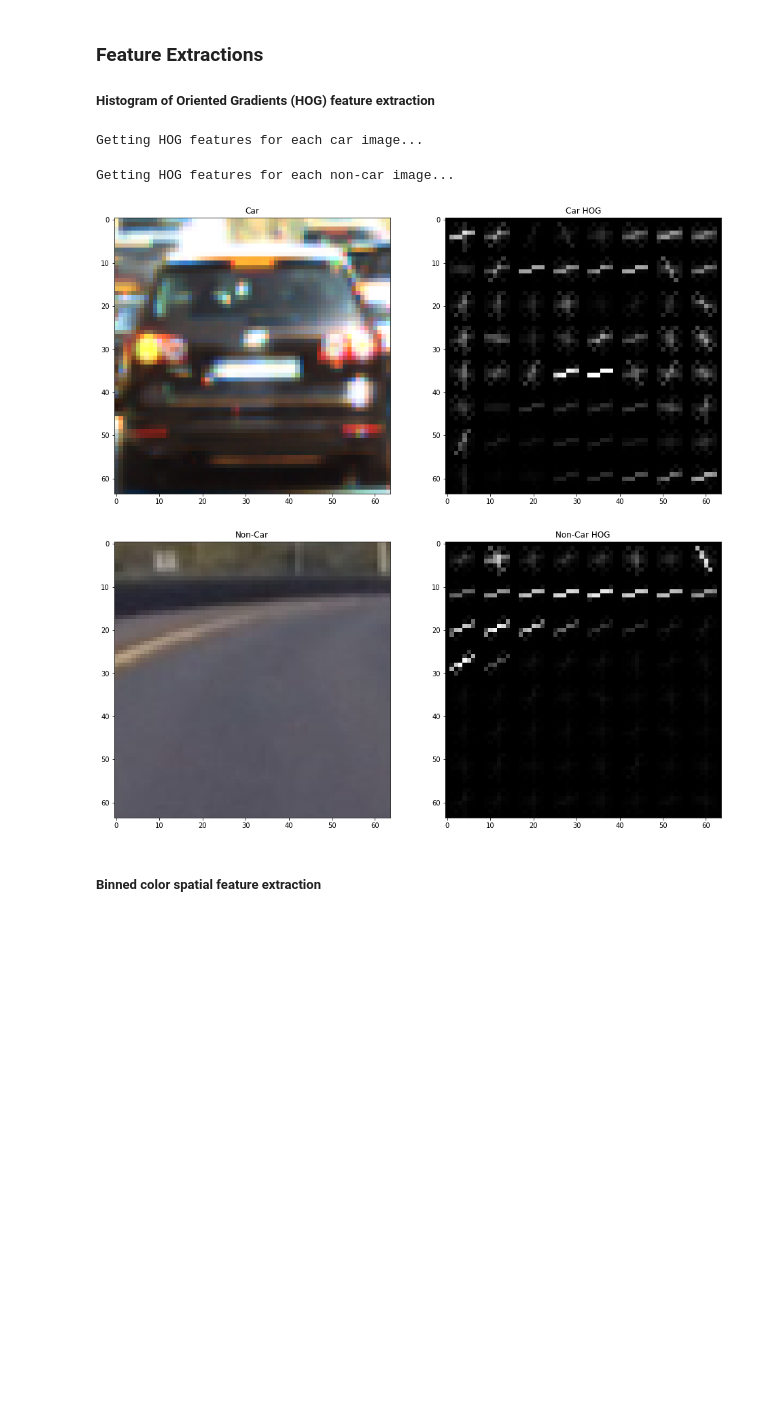
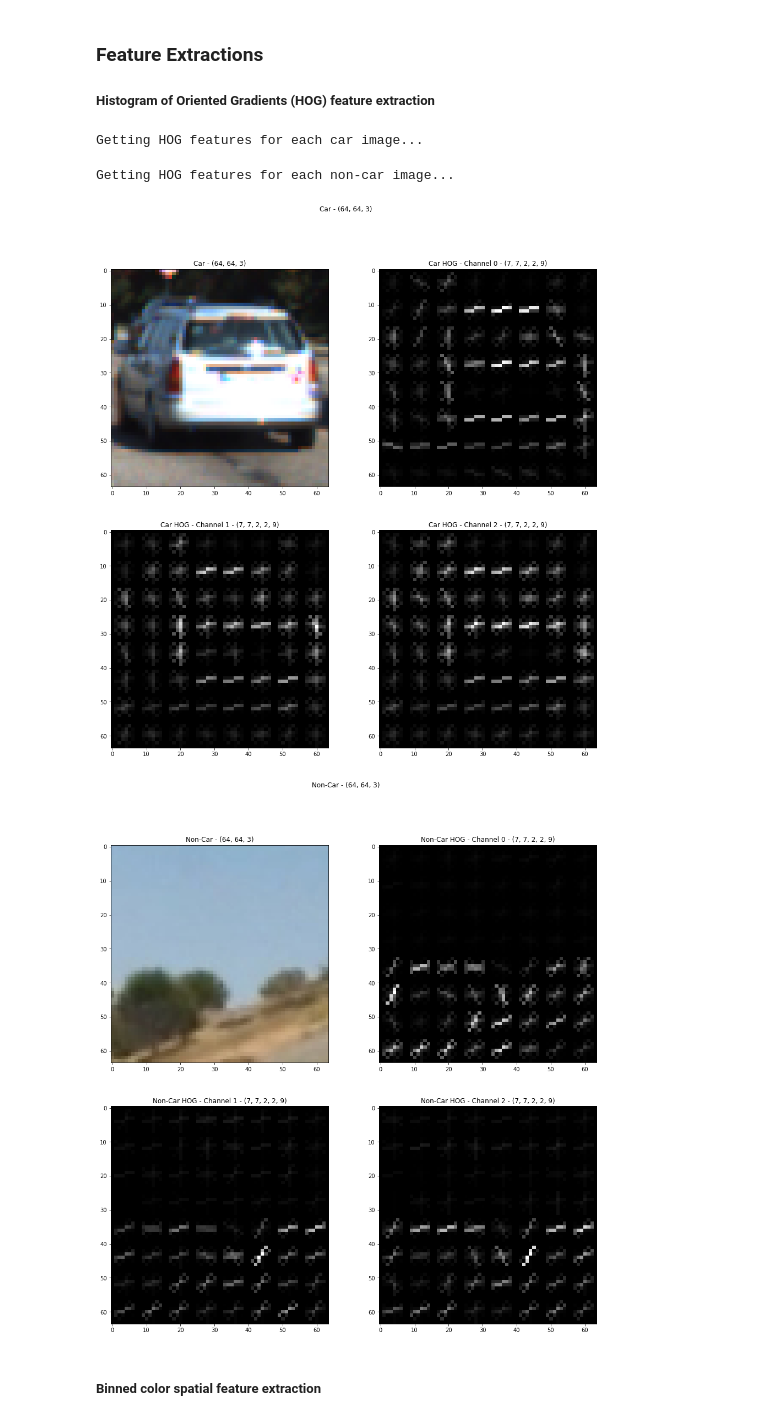
Before and after one commit to tigerinus/CarND-Vehicle-Detection, a Jupyter notebook: VehicleDetection.ipynb, the cells around one changed output. Cells and saved outputs as stored; diff of their text form; code cells hidden in the pictures; blank space fills up the shorter version.

```diff
--- a/VehicleDetection.ipynb
+++ b/VehicleDetection.ipynb
@@ -44,3 +30,19 @@ from tqdm import tqdm
+# %%
+orient = 9
+pix_per_cell = 8
+cell_per_block = 2
+spatial_size = 32
+hist_bins = 32
+
+conv= cv2.COLOR_RGB2YCrCb
+invconv = cv2.COLOR_YCR_CB2RGB
+
+hist_bin_range = (0, 255)
+
+# max 5068
+training_size = 5068
+
+figure_size = (16, 16)
 # %% [markdown]
 ### Functions
 # %%
@@ -170,6 +151,7 @@ test_images = []
 test_image_paths = glob.glob('test_images/*.jpg')
 for test_image_path in tqdm(test_image_paths):
     img = mpimg.imread(test_image_path, format='JPG')
+    img = cv2.cvtColor(img, conv)
     test_images.append(img)
 
 print('Reading', training_size, 'random car images...')
@@ -177,6 +159,7 @@ car_image_paths = glob.glob('training_images/cars/*.png')
 np.random.shuffle(car_image_paths)
 for car_image_path in tqdm(car_image_paths[:training_size]):
     img = mpimg.imread(car_image_path, format='PNG')
+    img = cv2.cvtColor(img, conv)
     car_images.append(img)
 
 print('Reading', training_size, 'random non-car images...')
@@ -184,6 +167,7 @@ non_car_image_paths = glob.glob('training_images/non_cars/*.png')
 np.random.shuffle(non_car_image_paths)
 for non_car_image_path in tqdm(non_car_image_paths[:training_size]):
     img = mpimg.imread(non_car_image_path, format='PNG')
+    img = cv2.cvtColor(img, conv)
     non_car_images.append(img)
 
 assert len(car_images) == training_size
@@ -199,44 +183,58 @@ Reading 5068 random non-car images...
 # %%
 car_hog_features_list = []
 non_car_hog_features_list = []
 
 def show_example(title, img):
-    f = plt.figure(figsize=figure_size)
-    f.add_subplot(1,2,1)
-    plt.title(title)
-    plt.imshow(img)
+    f, ((ax1, ax2), (ax3, ax4)) = plt.subplots(2, 2, figsize=figure_size)
+    f.suptitle('{} - {}'.format(title, img.shape))
 
-    _, hog_image = get_hog_features(convert_color(img, 'RGB2GRAY'), orient, pix_per_cell, cell_per_block, vis=True, feature_vec=False)
-    f.add_subplot(1,2,2)
-    plt.title('{} HOG'.format(title))
-    plt.imshow(hog_image, cmap='gray')
+    ax1.set_title('{} - {}'.format(title, img.shape))
+    ax1.imshow(cv2.cvtColor(img, invconv))
+
+    features, img_c0 = get_hog_features(img, orient, pix_per_cell, cell_per_block, vis=True, feature_vec=False, channel=0)
+    ax2.set_title('{} HOG - Channel 0 - {}'.format(title, features.shape))
+    ax2.imshow(img_c0, cmap='gray')
+
+    features, img_c1 = get_hog_features(img, orient, pix_per_cell, cell_per_block, vis=True, feature_vec=False, channel=1)
+    ax3.set_title('{} HOG - Channel 1 - {}'.format(title, features.shape))
+    ax3.imshow(img_c1, cmap='gray')
+
+    features, img_c2 = get_hog_features(img, orient, pix_per_cell, cell_per_block, vis=True, feature_vec=False, channel=2)
+    ax4.set_title('{} HOG - Channel 2 - {}'.format(title, features.shape))
+    ax4.imshow(img_c2, cmap='gray')
 
 print('Getting HOG features for each car image...')
 for img in tqdm(car_images):
-    gray_img = convert_color(img, 'RGB2GRAY')
-    features = get_hog_features(gray_img, orient, pix_per_cell, cell_per_block, vis=False, feature_vec=True)
+    features_c0 = get_hog_features(img, orient, pix_per_cell, cell_per_block, vis=False, feature_vec=True, channel=0)
+    features_c1 = get_hog_features(img, orient, pix_per_cell, cell_per_block, vis=False, feature_vec=True, channel=1)
+    features_c2 = get_hog_features(img, orient, pix_per_cell, cell_per_block, vis=False, feature_vec=True, channel=2)
+
+    features=np.hstack([features_c0, features_c1, features_c2])
     car_hog_features_list.append(features)
 
 assert len(features.shape) == 1
 
 #Example - Car
 show_example('Car', car_images[-1])
 
 print('Getting HOG features for each non-car image...')
 for img in tqdm(non_car_images):
-    gray_img = convert_color(img, 'RGB2GRAY')
-    features = get_hog_features(gray_img, orient, pix_per_cell, cell_per_block, vis=False, feature_vec=True)
+    features_c0 = get_hog_features(img, orient, pix_per_cell, cell_per_block, vis=False, feature_vec=True, channel=0)
+    features_c1 = get_hog_features(img, orient, pix_per_cell, cell_per_block, vis=False, feature_vec=True, channel=1)
+    features_c2 = get_hog_features(img, orient, pix_per_cell, cell_per_block, vis=False, feature_vec=True, channel=2)
+
+    features=np.hstack([features_c0, features_c1, features_c2])
     non_car_hog_features_list.append(features)
 
 assert len(features.shape) == 1
 
 #Example - Non-Car
 show_example('Non-Car', non_car_images[-1])
 # %% [output]
 Getting HOG features for each car image...
 Getting HOG features for each non-car image...
-[figure, old version]
+[figure, new version]
-[figure, old version]
+[figure, new version]
 # %% [markdown]
 ##### Binned color spatial feature extraction
 # %%
```
Also changed, not shown: parts of 9 cells of this notebook.
